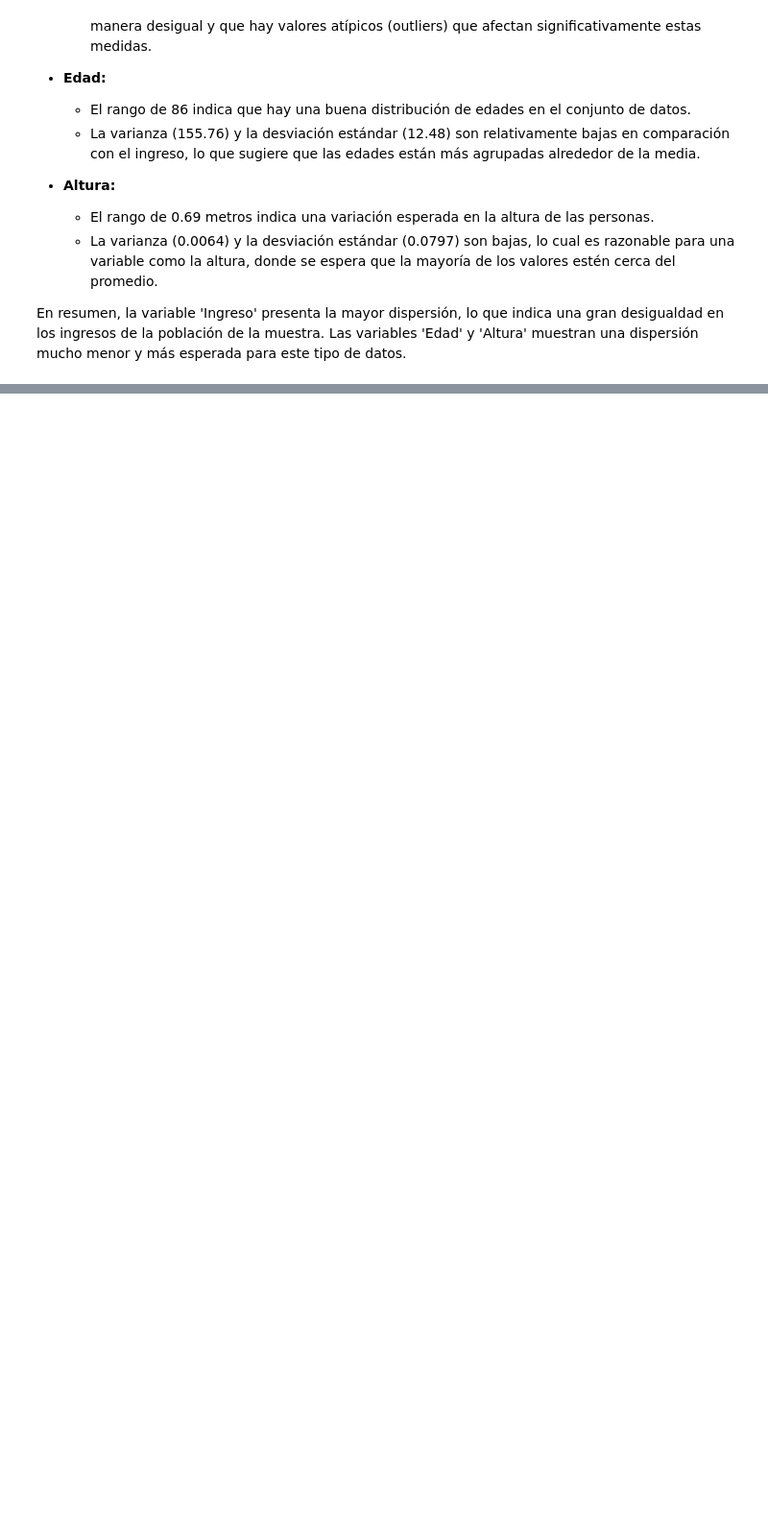
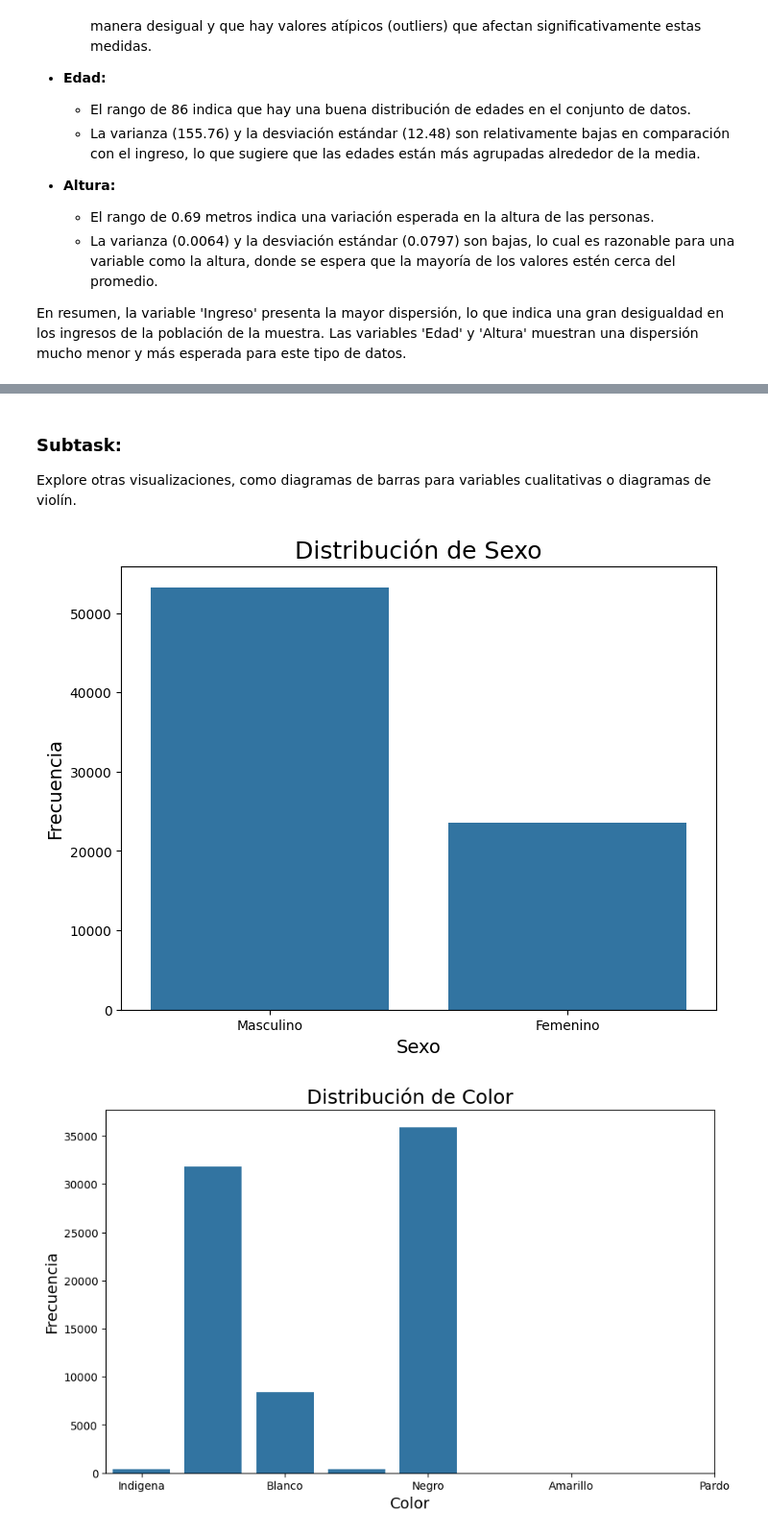
Before and after one commit to MarteDevs/Estadistica-con-Python, a Jupyter notebook: Curso_de_Estadística_con_Python_1.ipynb, the cells around one changed output, grey strips where cells are left out. Shown at 96% size. Drawn from its saved outputs; the diff is of its cells as text; code cells hidden in the pictures; blank space fills up the shorter version.

```diff
--- a/Curso_de_Estadística_con_Python_1.ipynb
+++ b/Curso_de_Estadística_con_Python_1.ipynb
@@ -1665,0 +1779,45 @@ En resumen, la variable 'Ingreso' presenta la mayor dispersión, lo que indica u
+# %% [markdown]
+### Subtask:
+Explore otras visualizaciones, como diagramas de barras para variables cualitativas o diagramas de violín.
+# %%
+import seaborn as sns
+import matplotlib.pyplot as plt
+
+# Bar plot for Sexo
+plt.figure(figsize=(8, 6))
+sns.countplot(x='Sexo', data=datos)
+plt.title('Distribución de Sexo', fontsize=18)
+plt.xlabel('Sexo', fontsize=14)
+plt.ylabel('Frecuencia', fontsize=14)
+plt.xticks([0, 1], ['Masculino', 'Femenino'])
+plt.show()
+
+# Bar plot for Color
+plt.figure(figsize=(10, 6))
+sns.countplot(x='Color', data=datos)
+plt.title('Distribución de Color', fontsize=18)
+plt.xlabel('Color', fontsize=14)
+plt.ylabel('Frecuencia', fontsize=14)
+plt.xticks([0, 2, 4, 6, 8], ['Indigena', 'Blanco', 'Negro', 'Amarillo', 'Pardo']) # Assuming the color codes, excluding 'Sin declarar' if it has no counts
+plt.show()
+
+# Violin plot for Ingreso grouped by Sexo (excluding outliers)
+plt.figure(figsize=(12, 6))
+sns.violinplot(x = 'Sexo', y = 'Ingreso', data = datos.query("Ingreso < 10000"))
+plt.title('Distribución de Ingreso por Sexo (Violin Plot)', fontsize=18)
+plt.xlabel('Sexo', fontsize=14)
+plt.ylabel('Ingreso (Pesos)', fontsize=14)
+plt.xticks([0, 1], ['Masculino', 'Femenino'])
+plt.show()
+
+# Violin plot for Altura grouped by Sexo
+plt.figure(figsize=(12, 6))
+sns.violinplot(x = 'Sexo', y = 'Altura', data = datos)
+plt.title('Distribución de Altura por Sexo (Violin Plot)', fontsize=18)
+plt.xlabel('Sexo', fontsize=14)
+plt.ylabel('Altura (Metros)', fontsize=14)
+plt.xticks([0, 1], ['Masculino', 'Femenino'])
+plt.show()
+# %% [output]
+[figure, added]
+[figure, added]
```
Also changed, not shown: parts of 10 cells of this notebook.
